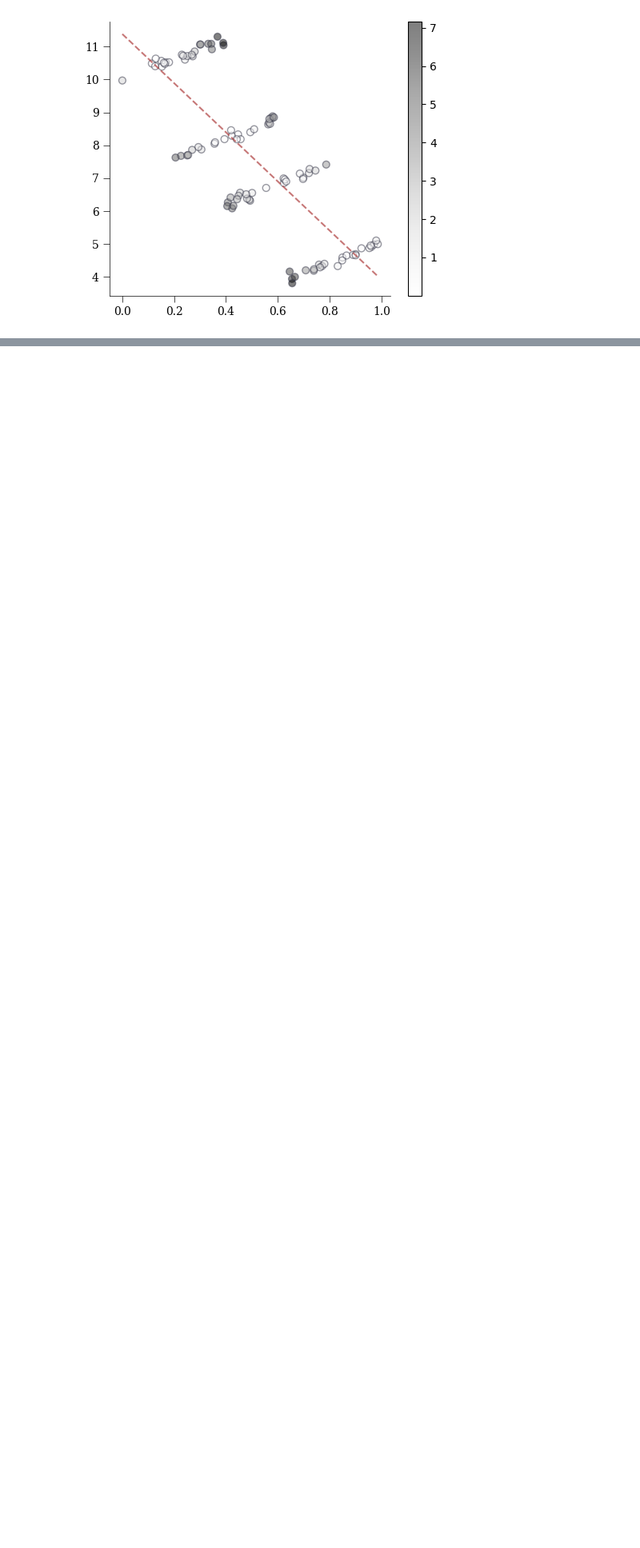
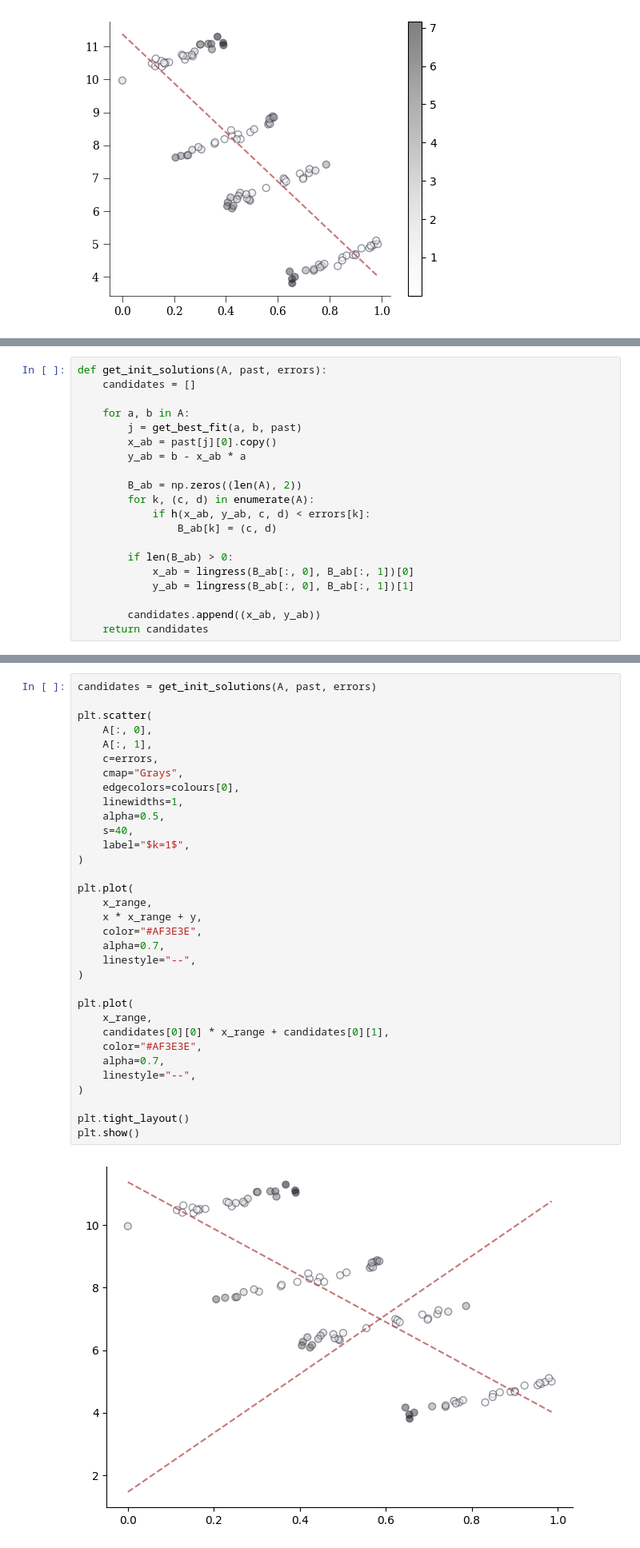
Before and after one commit to brandonsmith301/personal, a Jupyter notebook: notebooks/2025-07-17-nc-ns-clr.ipynb, the cells around one changed output, grey strips where cells are left out. Shown: that part at 80% size. Saved outputs shown, nothing was run; the diff lists cells and outputs as text; blank space fills up the shorter version.

```diff
--- a/notebooks/2025-07-17-nc-ns-clr.ipynb
+++ b/notebooks/2025-07-17-nc-ns-clr.ipynb
@@ -300,0 +253,20 @@ plt.show()
+# %%
+def get_init_solutions(A, past, errors):
+    candidates = []
+
+    for a, b in A:
+        j = get_best_fit(a, b, past)
+        x_ab = past[j][0].copy()
+        y_ab = b - x_ab * a
+
+        B_ab = np.zeros((len(A), 2))
+        for k, (c, d) in enumerate(A):
+            if h(x_ab, y_ab, c, d) < errors[k]:
+                B_ab[k] = (c, d)
+
+        if len(B_ab) > 0:
+            x_ab = lingress(B_ab[:, 0], B_ab[:, 1])[0]
+            y_ab = lingress(B_ab[:, 0], B_ab[:, 1])[1]
+
+        candidates.append((x_ab, y_ab))
+    return candidates
@@ -300,0 +281,35 @@ plt.show()
+# %%
+candidates = get_init_solutions(A, past, errors)
+
+plt.scatter(
+    A[:, 0],
+    A[:, 1],
+    c=errors,
+    cmap="Grays",
+    edgecolors=colours[0],
+    linewidths=1,
+    alpha=0.5,
+    s=40,
+    label="$k=1$",
+)
+
+plt.plot(
+    x_range,
+    x * x_range + y,
+    color="#AF3E3E",
+    alpha=0.7,
+    linestyle="--",
+)
+
+plt.plot(
+    x_range,
+    candidates[0][0] * x_range + candidates[0][1],
+    color="#AF3E3E",
+    alpha=0.7,
+    linestyle="--",
+)
+
+plt.tight_layout()
+plt.show()
+# %% [output]
+[figure, added]
```
Also changed, not shown: parts of 6 cells of this notebook, 15 other files.
